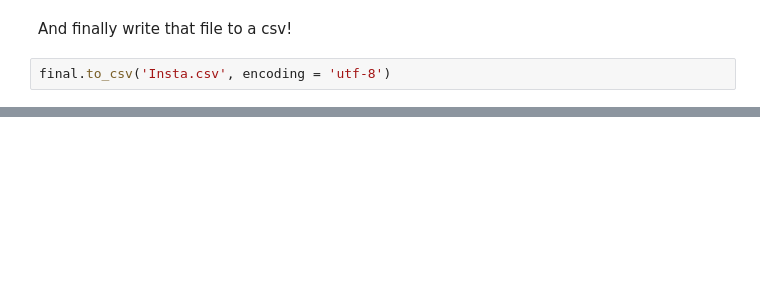
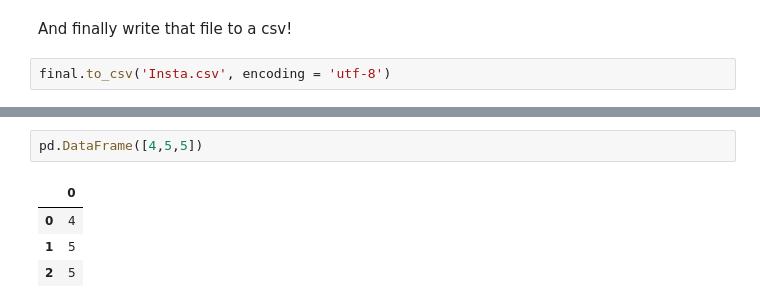
Before and after one commit to thunter009/Instapredict, a Jupyter notebook: scrapers/Instagim.ipynb, the cells around one changed output, grey strips where cells are left out. Drawn from its saved outputs; the diff is of its cells as text; blank space fills up the shorter version.

```diff
--- a/scrapers/Instagim.ipynb
+++ b/scrapers/Instagim.ipynb
@@ -173,0 +188,7 @@ final.to_csv('Insta.csv', encoding = 'utf-8')
+# %%
+pd.DataFrame([4,5,5])
+# %% [output]
+|  | 0 |
+| 0 | 4 |
+| 1 | 5 |
+| 2 | 5 |
```
Also changed, not shown: parts of 5 cells of this notebook, 4 other files.
